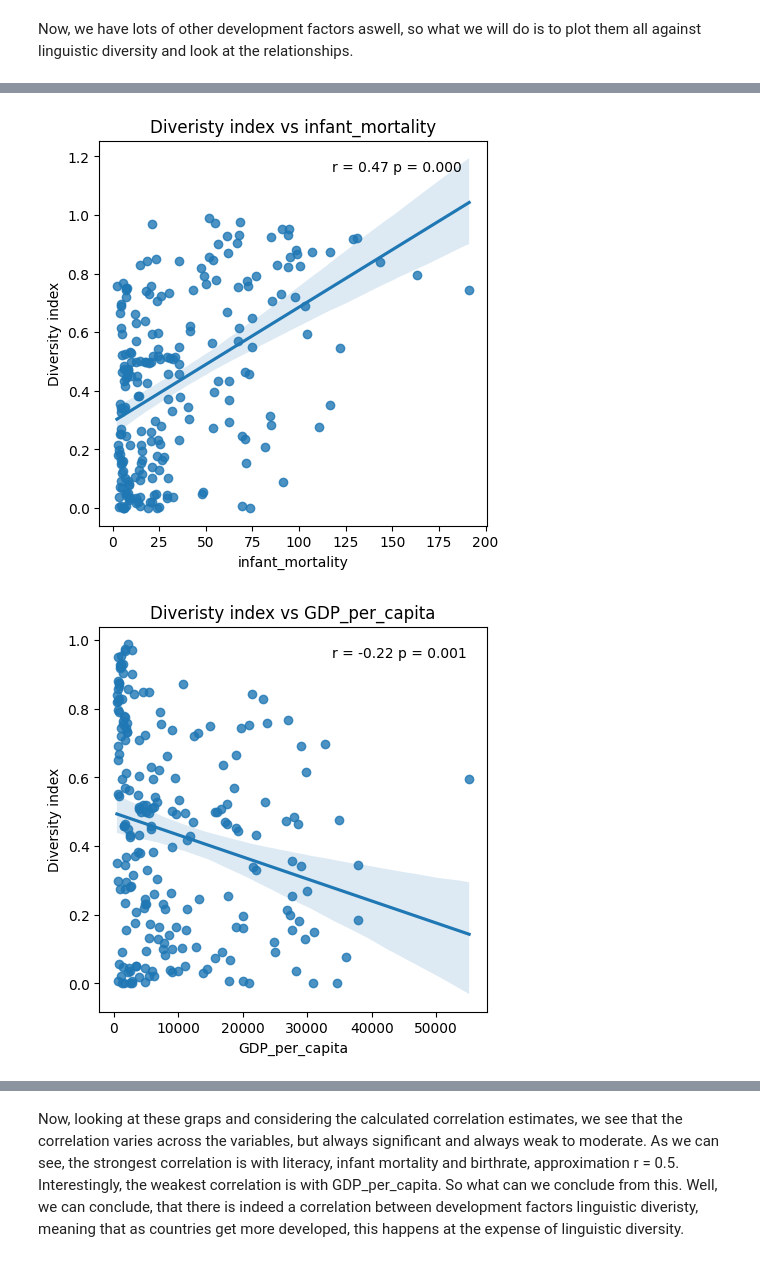
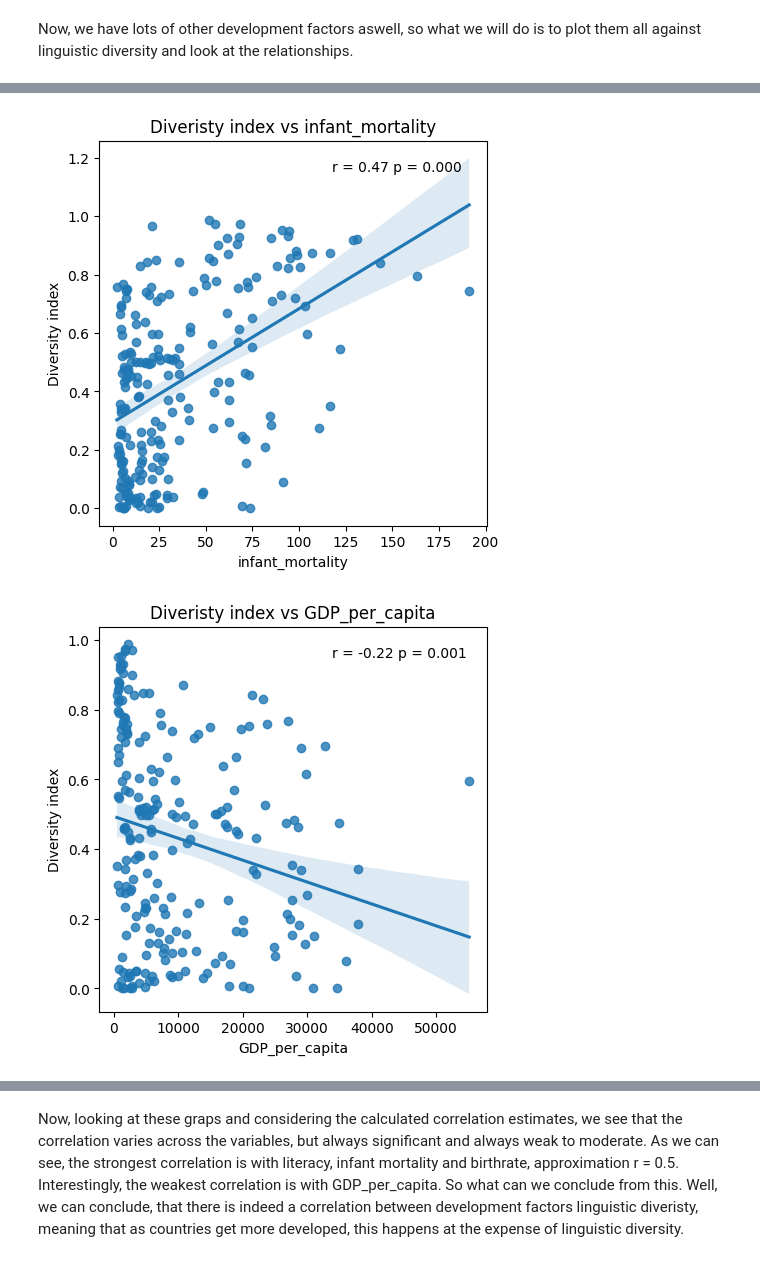
Before and after one commit to Eszettfors/CapstoneProject-DH-W2023-Essfors_Hannes, a Jupyter notebook: LinguisticDiversity.ipynb, the cells around one changed output, grey strips where cells are left out. Saved outputs shown, nothing was run; the diff lists cells and outputs as text; code cells hidden in the pictures.

```diff
--- a/LinguisticDiversity.ipynb
+++ b/LinguisticDiversity.ipynb
@@ -771,9 +771,10 @@ ADD ANALYSIS OF DISTANCE FROM EQUATOR BY REMOVING NEGATIVE SIGN FROM LATITUDE
 # %% [markdown]
 With South america removed from the equation, we see that in Eurasia and Africa, there is a significant week to moderate correlation between linguistic index and north/south position, where the further north you go, the less linguisticly diverse the contries become, and we also see that there is no significant correlation between east and west. So there is a relationship between north/south and linguistic diversity, but why? Could this be connected to the climate? To explore this, lets use the distance from the equator as an approximation for climate; the further away, the colder it is.
 # %%
+map['dist'] = np.abs(map.latitude)
 fig, ax = plt.subplots(figsize = (12,6))
 sns.regplot(ax = ax,
-    x = np.abs(map[filter].latitude), y = 'diversity_index', data = map[filter],
+    x = np.abs(map[filter].dist), y = 'diversity_index', data = map[filter],
 )
 ax.set_title('Diveristy index vs distance to the equator excluding America')
 ax.set_ylabel('Diversity index')
@@ -883,7 +884,7 @@ The Barplot supports our previous conclusion, that the richest regions are Europ
 Considering this, it would make sense to categorize countries from poor to rich.
 # %%
 economic_categories = ['very poor', 'poor', 'moderate', 'rich', 'very rich']
-df['economic_categories'] = pd.qcut(df.GDP_per_capita, 5, economic_categories).astype('category')
+map['economic_categories'] = pd.qcut(map.GDP_per_capita, 5, economic_categories).astype('category')
 # %% [markdown]
 Now we have had a explored the most important variables in our dataset, and we have investigated the relationship between lingusitic diveristy and number of languages as well as with geography. We thus finish this first part of the notebook. The next steps will be too investigate the country factors, and see how they relate to each other, and to what extent they can predict linguistic diversity.
 # %%
@@ -952,15 +953,3 @@ print(r, p)
 The regression modell intuitivly confirms what we concluded using cramers V, the association between economical development and linguistic developments is weak to moderate, but what we also see is that the direction of the realtionships is negative, which means that as countries get richer, they tend to get less linguistically diverse.
 # %% [markdown]
 Now, we have lots of other development factors aswell, so what we will do is to plot them all against linguistic diversity and look at the relationships.
-# %%
-fig, ax = plt.subplots(figsize=(12,8))
-
-sns.regplot(
-    ax = ax,
-    data = df,
-    x = df.lin,
-    y = df.diversity_index,
-
-)
-r, p = stats.pearsonr(df.infant_mortality,df.diversity_index)
-print(r, p)
@@ -970,15 +956,15 @@ print(r, p)
 # %%
 for factor in develop_var:
     fig, ax = plt.subplots(figsize = (5,5))
     sns.regplot(
             x = factor,
             y = 'diversity_index',
-            data = df,
+            data = map,
         )
     ax.set_title(f'Diveristy index vs {factor}')
     ax.set_ylabel('Diversity index')
-    r1, p1 = stats.pearsonr(df[factor], df['diversity_index'])
+    r1, p1 = stats.pearsonr(map[factor], map['diversity_index'])
     ax.text(0.60, 0.95,f'r = {r1:.2f} p = {p1:.3f}', transform=ax.transAxes, ha='left', va='top');
 # %% [output]
-[figure, old version]
+[figure, new version]
-[figure, old version]
+[figure, new version]
```
Also changed, not shown: parts of 36 cells of this notebook, 2 other files.
